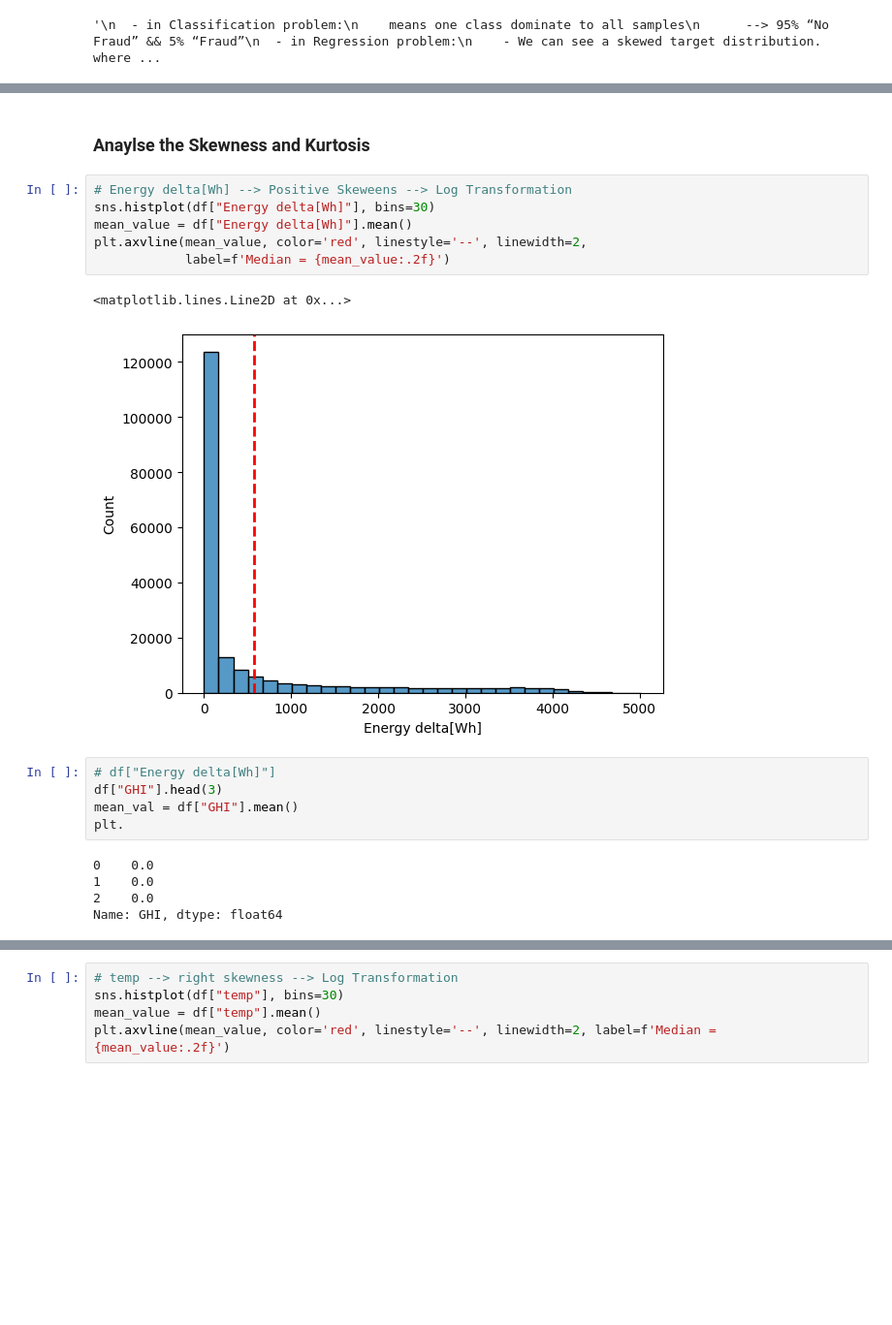
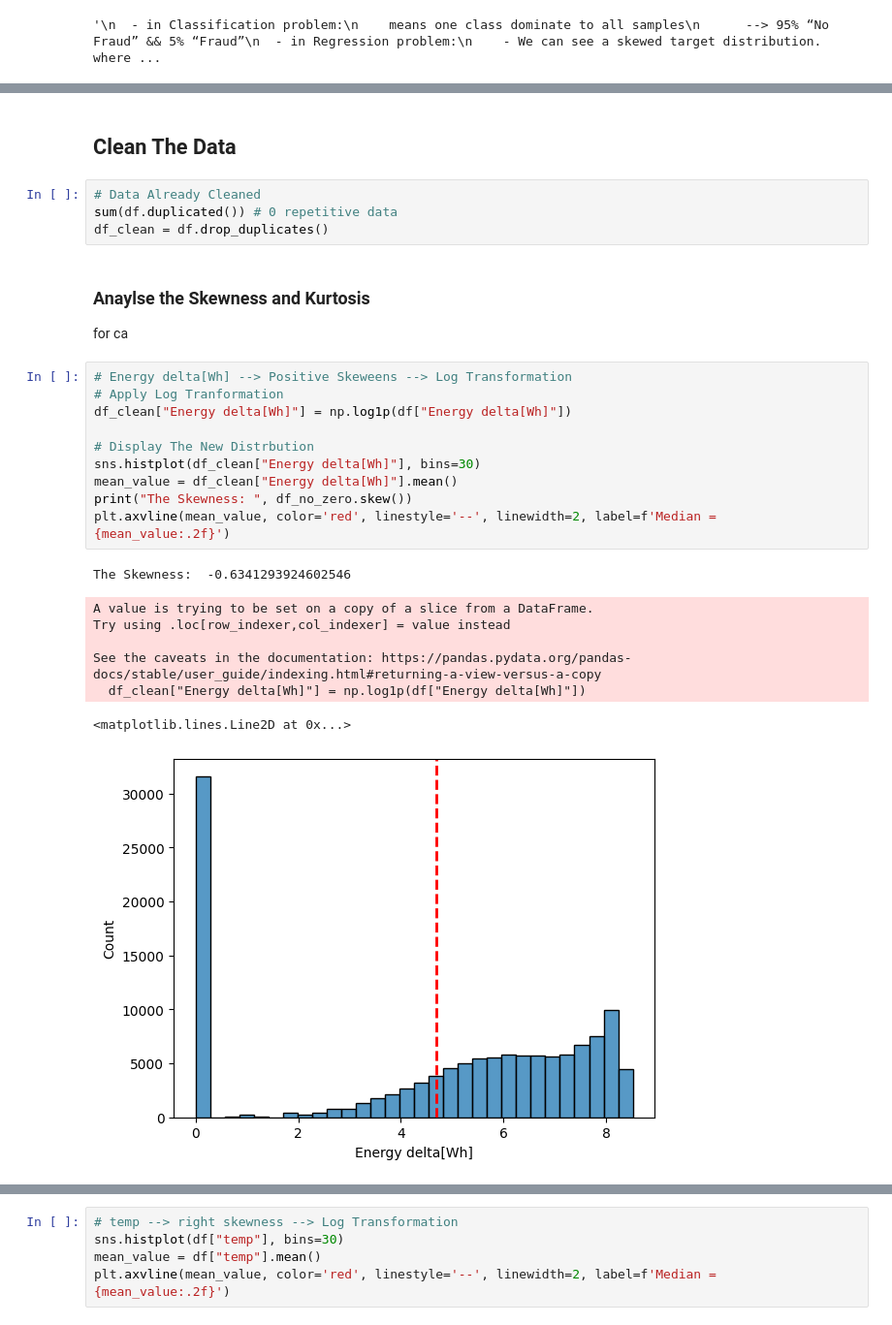
Before and after one commit to KaraniAbdellah/Solar_Energy_Prediction, a Jupyter notebook: explore_renewable_dataset.ipynb, the cells around one changed output, grey strips where cells are left out. Shown at 97% size. Cells and saved outputs as stored; diff of their text form; blank space fills up the shorter version.

```diff
--- a/explore_renewable_dataset.ipynb
+++ b/explore_renewable_dataset.ipynb
@@ -212,23 +215,30 @@ Name: Energy delta[Wh], dtype: int64
+# %% [markdown]
+## Clean The Data
+# %%
+# Data Already Cleaned
+sum(df.duplicated()) # 0 repetitive data
+df_clean = df.drop_duplicates()
 # %% [markdown]
 ### Anaylse the Skewness and Kurtosis
+for ca
 # %%
 # Energy delta[Wh] --> Positive Skeweens --> Log Transformation
-sns.histplot(df["Energy delta[Wh]"], bins=30)
-mean_value = df["Energy delta[Wh]"].mean()
-plt.axvline(mean_value, color='red', linestyle='--', linewidth=2,
-            label=f'Median = {mean_value:.2f}')
+# Apply Log Tranformation
+df_clean["Energy delta[Wh]"] = np.log1p(df["Energy delta[Wh]"])
+
+# Display The New Distrbution
+sns.histplot(df_clean["Energy delta[Wh]"], bins=30)
+mean_value = df_clean["Energy delta[Wh]"].mean()
+print("The Skewness: ", df_no_zero.skew())
+plt.axvline(mean_value, color='red', linestyle='--', linewidth=2, label=f'Median = {mean_value:.2f}')
 # %% [output]
-<matplotlib.lines.Line2D at 0x...>
+The Skewness:  -0.6341293924602546
+A value is trying to be set on a copy of a slice from a DataFrame.
+Try using .loc[row_indexer,col_indexer] = value instead
+
+See the caveats in the documentation: https://pandas.pydata.org/pandas-docs/stable/user_guide/indexing.html#returning-a-view-versus-a-copy
+  df_clean["Energy delta[Wh]"] = np.log1p(df["Energy delta[Wh]"])
+<matplotlib.lines.Line2D at 0x...>
-[figure, old version]
+[figure, new version]
-# %%
-# df["Energy delta[Wh]"]
-df["GHI"].head(3)
-mean_val = df["GHI"].mean()
-plt.
-# %% [output]
-0    0.0
-1    0.0
-2    0.0
-Name: GHI, dtype: float64
 # %%
 # GHI --> Right Skeweenes --> Log Transformation
```
Also changed, not shown: parts of 18 cells of this notebook.
